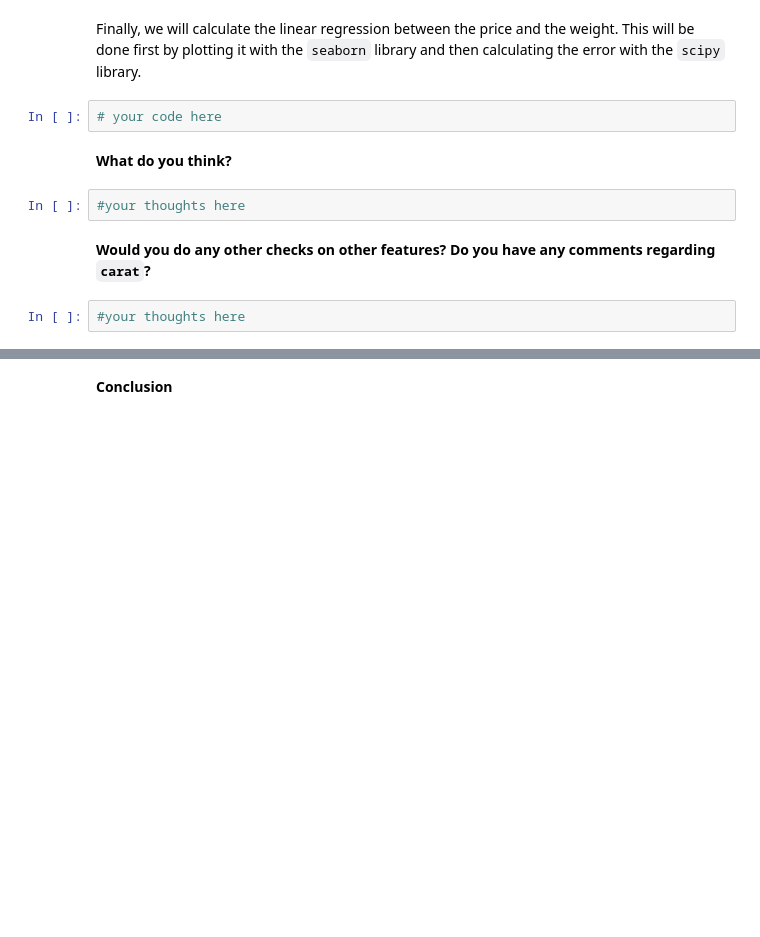
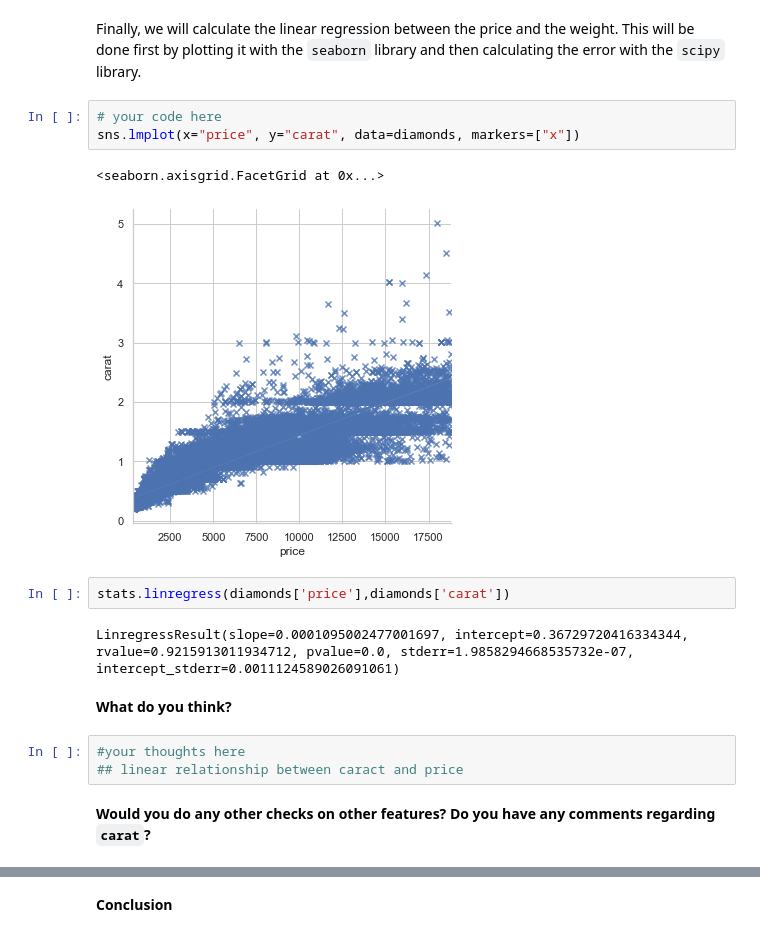
Before and after one commit to ta-data-lis/M2-mini-project1, a Jupyter notebook: 2.-EDA.ipynb, the cells around one changed output, grey strips where cells are left out. Drawn from its saved outputs; the diff is of its cells as text; blank space fills up the shorter version.

```diff
--- a/2.-EDA.ipynb
+++ b/2.-EDA.ipynb
@@ -109,12 +287,19 @@ This is done with the `seaborn` library as well.
 # %% [markdown]
 Finally, we will calculate the linear regression between the price and the weight. This will be done first by plotting it with the `seaborn` library and then calculating the error with the `scipy` library.
-# %%
-# your code here
+# %%
+# your code here
+sns.lmplot(x="price", y="carat", data=diamonds, markers=["x"])
+# %% [output]
+<seaborn.axisgrid.FacetGrid at 0x...>
+[figure, added]
+# %%
+stats.linregress(diamonds['price'],diamonds['carat'])
+# %% [output]
+LinregressResult(slope=0.0001095002477001697, intercept=0.36729720416334344, rvalue=0.9215913011934712, pvalue=0.0, stderr=1.9858294668535732e-07, intercept_stderr=0.0011124589026091061)
 # %% [markdown]
 **What do you think?**
 # %%
 #your thoughts here
+## linear relationship between caract and price
 # %% [markdown]
 **Would you do any other checks on other features? Do you have any comments regarding `carat`?**
-# %%
-#your thoughts here
```
Also changed, not shown: parts of 34 cells of this notebook.
